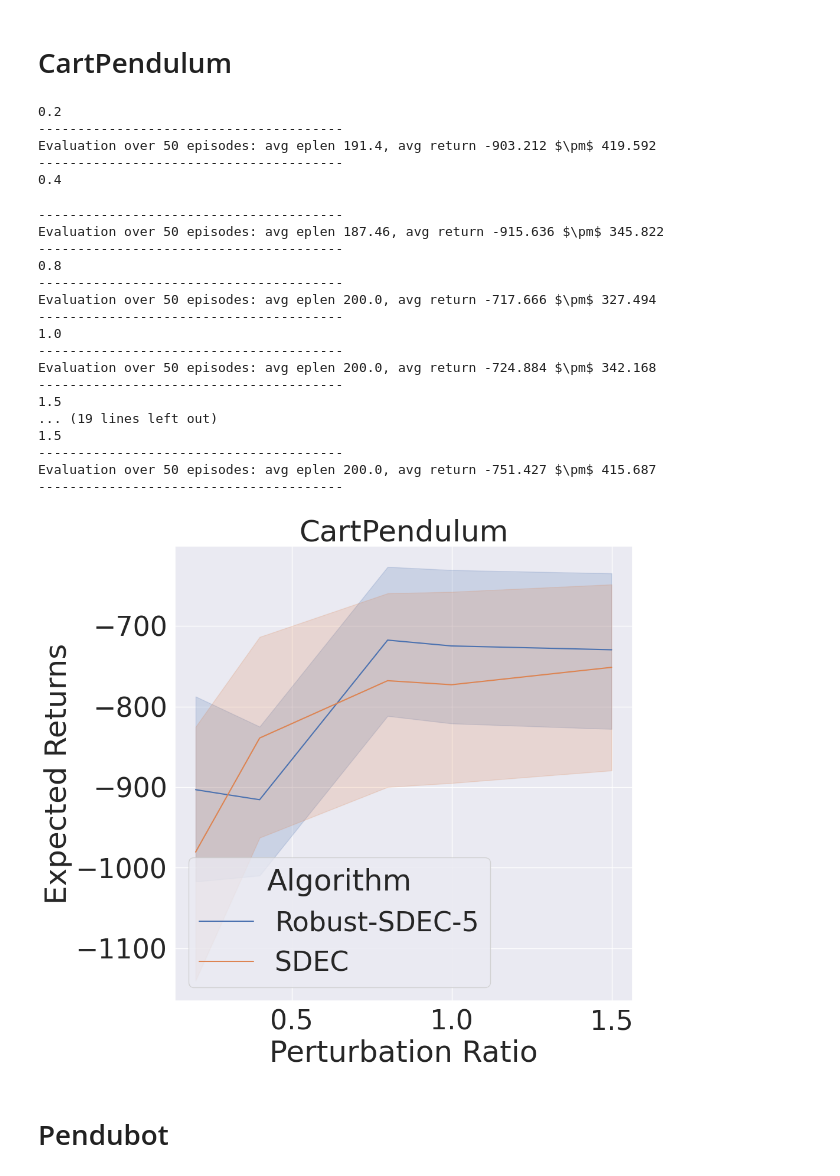
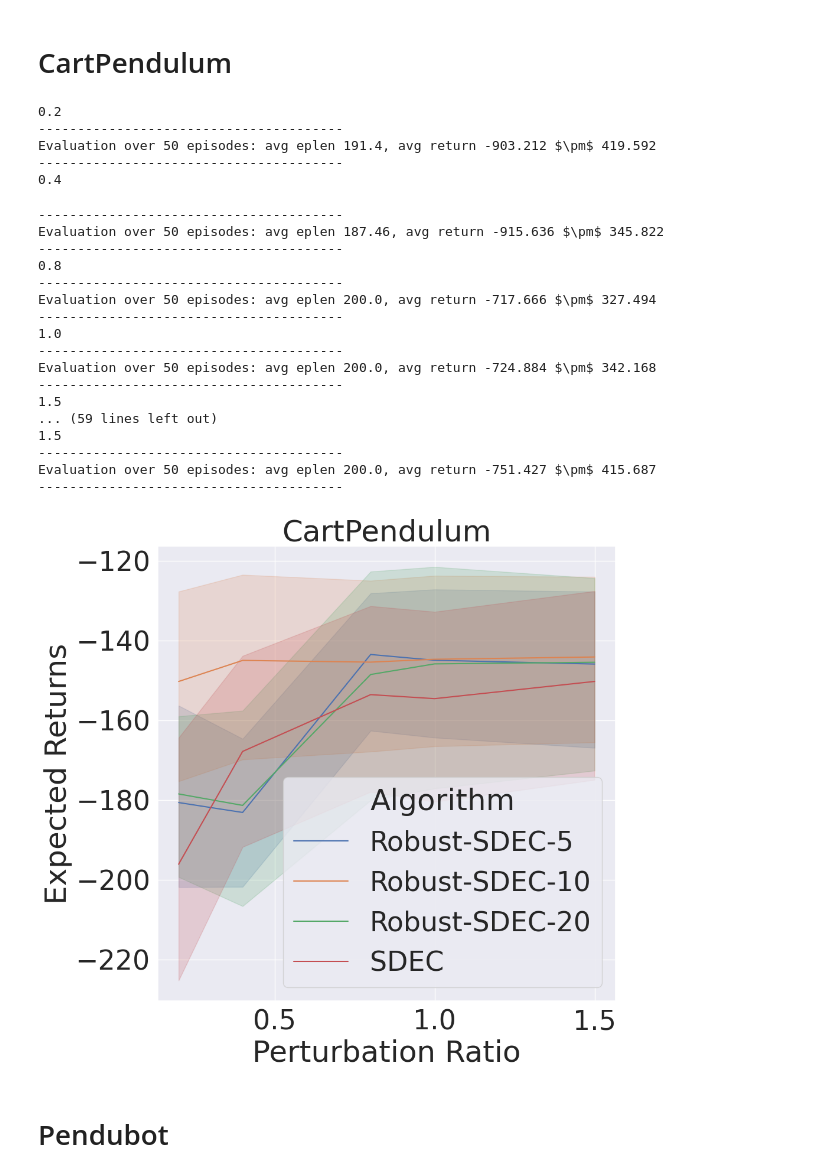
Before and after one commit to mahaitongdae/lvrep-rl-cloned, a Jupyter notebook: eval_robust.ipynb, the cells around one changed output. Saved outputs shown, nothing was run; the diff lists cells and outputs as text; code cells hidden in the pictures.

Commit message:
minor updates on plots

```diff
--- a/eval_robust.ipynb
+++ b/eval_robust.ipynb
@@ -38,13 +35,13 @@ df_common['Algorithm'] = 'SDEC'
 df_robust_5['Algorithm'] = 'Robust-SDEC-2.0'
 df_robust_10['Algorithm'] = 'Robust-SDEC-5.0'
 df_robust_1['Algorithm'] = 'Robust-SDEC-0.5'
-df_common['rets'] = df_common['rets']
+df_common['rets'] = df_common['rets'] - 100
 import pandas as pd
 import seaborn as sns
 import matplotlib.pyplot as plt
 df = pd.concat([df_robust_1, df_robust_5, df_robust_10, df_common], ignore_index=True)
 plt.figure(figsize=[10,10])
-sns.set(font_scale=2.5)
+sns.set(font_scale=3)
 sns.lineplot(data=df, x='m', y='rets', hue='Algorithm')
 plt.title('Pendulum')
 plt.xlabel('Perturbation Ratio')
@@ -117,9 +114,9 @@ import pandas as pd
 from eval_v2_robust import eval_robust
 
 cp_df_robust_5 = eval_robust('/home/haitong/PycharmProjects/lvrep-rl-cloned/log/CartPendulum-v0_sigma_0.0_rew_scale_0.3/rfsac_robust_True_nystrom_False_rf_num_8192_learn_rf_False/seed_1_radius_5.0_2024-05-18-14-36-10_adjust_norm')
-# cp_df_robust_10 = eval_robust('/home/haitong/PycharmProjects/lvrep-rl-cloned/log/CartPendulum-v0_sigma_1.0_rew_scale_0.3/rfsac_robust_True_nystrom_False_rf_num_8192_learn_rf_False/seed_1_radius_10.0_2024-05-17-19-49-59_adjust_norm')
-# cp_df_robust_1 = eval_robust(
-#     '/home/haitong/PycharmProjects/lvrep-rl-cloned/log/CartPendulum-v0_sigma_1.0_rew_scale_0.3/rfsac_robust_True_nystrom_False_rf_num_8192_learn_rf_False/seed_1_radius_1.0_2024-05-17-18-27-37_adjust_norm')
+cp_df_robust_10 = eval_robust('/home/haitong/PycharmProjects/lvrep-rl-cloned/log/CartPendulum-v0_sigma_0.0_rew_scale_0.3/rfsac_robust_True_nystrom_False_rf_num_8192_learn_rf_False/seed_1_radius_10.0_2024-05-18-20-25-13_adjust_norm')
+cp_df_robust_20 = eval_robust(
+    '/home/haitong/PycharmProjects/lvrep-rl-cloned/log/CartPendulum-v0_sigma_0.0_rew_scale_0.3/rfsac_robust_True_nystrom_False_rf_num_8192_learn_rf_False/seed_1_radius_20.0_2024-05-18-21-43-48_adjust_norm')
 cp_df_common = eval_robust('/home/haitong/PycharmProjects/lvrep-rl-cloned/log/CartPendulum-v0_sigma_0.0_rew_scale_0.3/rfsac_robust_False_nystrom_False_rf_num_8192_learn_rf_False/seed_1_radius_1.0_2024-05-18-14-02-40_adjust_norm')
 # %% [output]
 0.2
@@ -139,7 +136,7 @@ Evaluation over 50 episodes: avg eplen 200.0, avg return -717.666 $\pm$ 327.494
 Evaluation over 50 episodes: avg eplen 200.0, avg return -724.884 $\pm$ 342.168
 ---------------------------------------
 1.5
-... (19 lines left out)
+... (59 lines left out)
 1.5
 ---------------------------------------
 Evaluation over 50 episodes: avg eplen 200.0, avg return -751.427 $\pm$ 415.687
@@ -147,21 +144,22 @@ Evaluation over 50 episodes: avg eplen 200.0, avg return -751.427 $\pm$ 415.687
 # %%
 cp_df_common['Algorithm'] = 'SDEC'
 cp_df_robust_5['Algorithm'] = 'Robust-SDEC-5'
-# cp_df_robust_10['Algorithm'] = 'Robust-SDEC-10'
-# cp_df_robust_1['Algorithm'] = 'Robust-SDEC-1'
+cp_df_robust_10['Algorithm'] = 'Robust-SDEC-10'
+cp_df_robust_20['Algorithm'] = 'Robust-SDEC-20'
 import pandas as pd
 import seaborn as sns
 import matplotlib.pyplot as plt
-df = pd.concat([cp_df_robust_5, cp_df_common], ignore_index=True)
+df = pd.concat([cp_df_robust_5,cp_df_robust_10,cp_df_robust_20, cp_df_common], ignore_index=True)
+df['rets'] = df['rets'] / 5
 plt.figure(figsize=[10,10])
 sns.set(font_scale=3)
 sns.lineplot(data=df, x='m', y='rets', hue='Algorithm')
 plt.title('CartPendulum')
 plt.xlabel('Perturbation Ratio')
 plt.ylabel('Expected Returns')
 plt.savefig('./log/Adata4plot_robust/cartpole_robust.pdf')
 # %% [output]
-[figure, old version]
+[figure, new version]
 # %% [markdown]
 # Pendubot
 # %%
```
Also changed, not shown: parts of 7 cells of this notebook, 4 other files.
